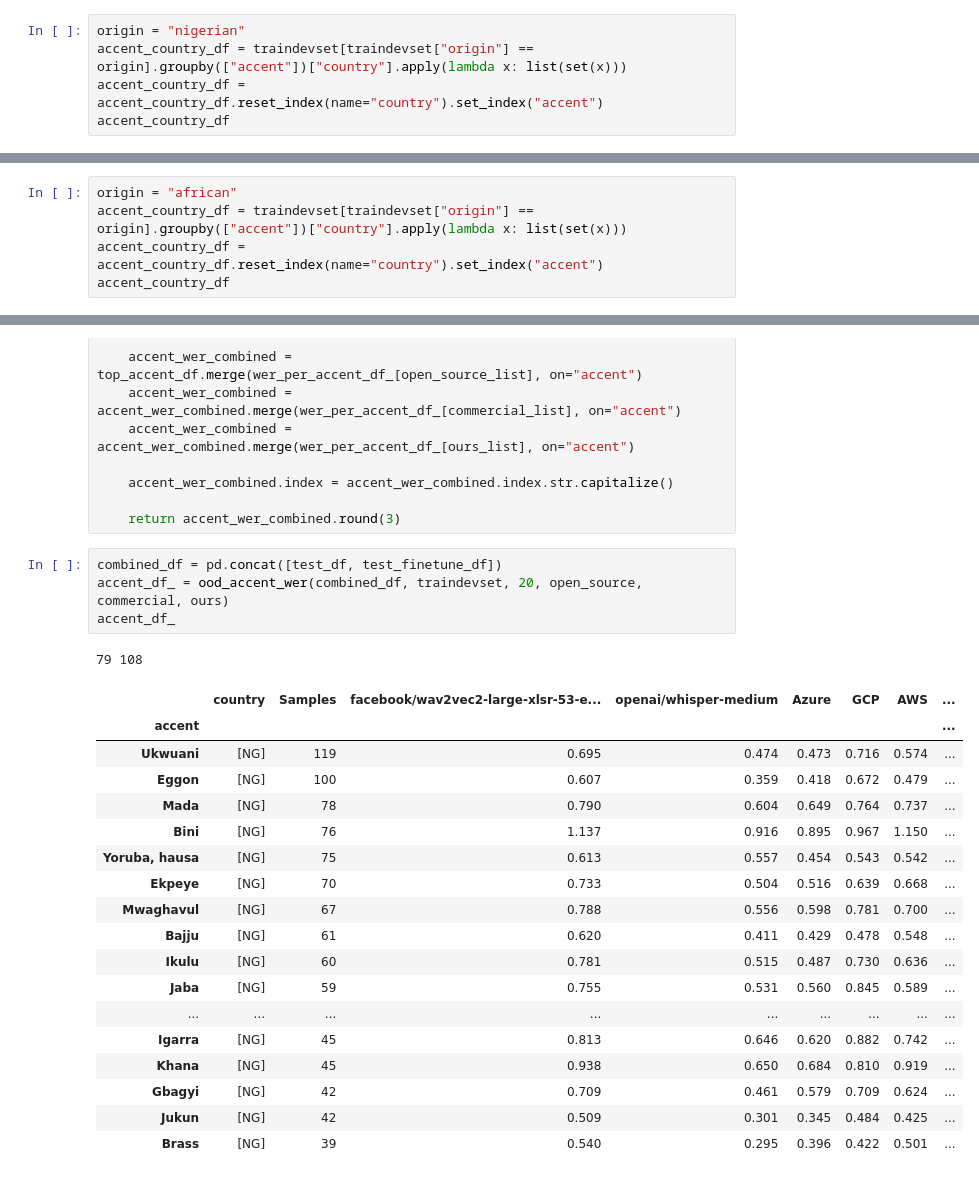
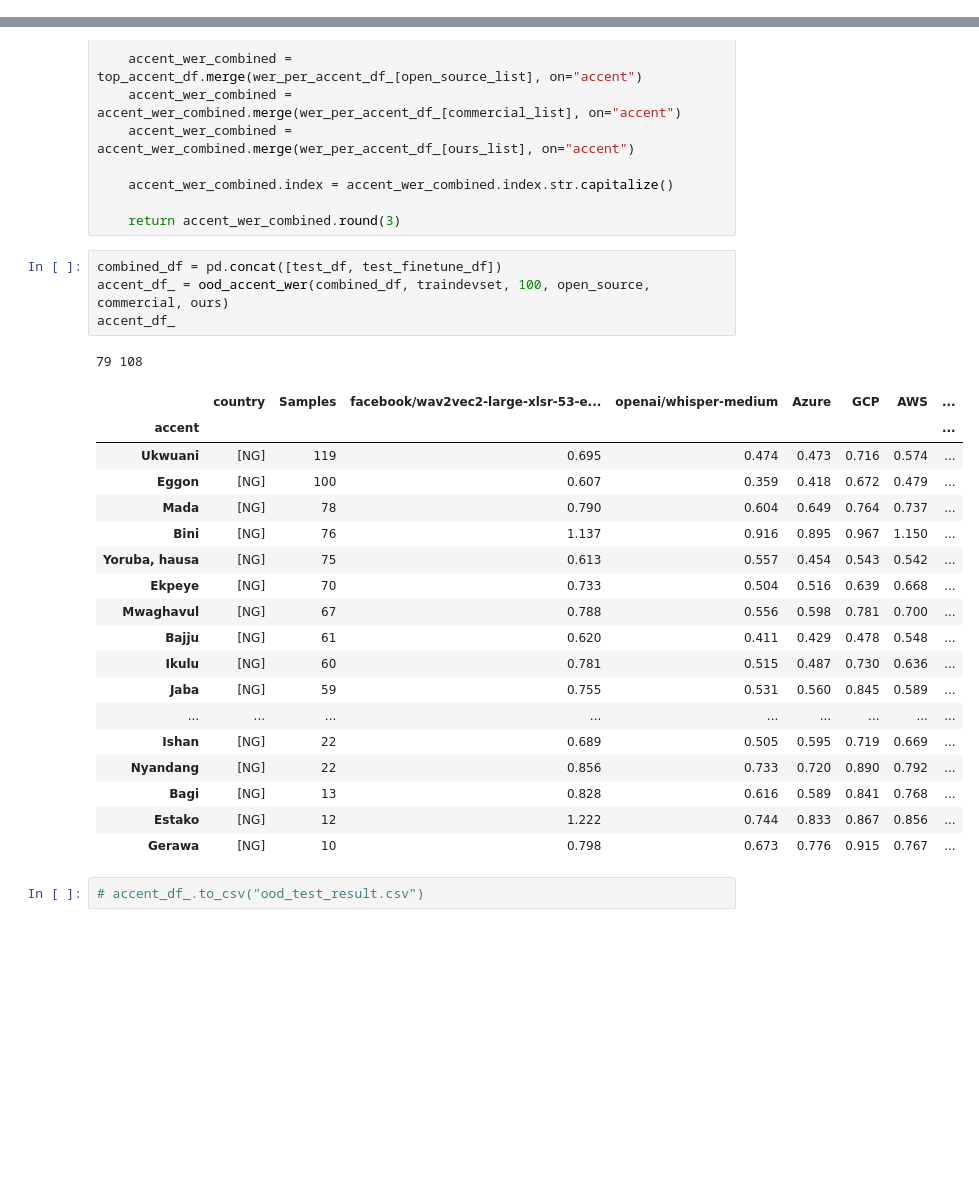
Before and after one commit to intron-innovation/AfriSpeech-200, a Jupyter notebook: notebooks/result_analysis.ipynb, the cells around one changed output, grey strips where cells are left out. Saved outputs shown, nothing was run; the diff lists cells and outputs as text; blank space fills up the shorter version.

Commit message:
update results

```diff
--- a/notebooks/result_analysis.ipynb
+++ b/notebooks/result_analysis.ipynb
@@ -341,8 +346,3 @@ kinyarwanda      16
 sesotho          16
 kiswahili        16
 Name: idx, dtype: int64
-# %%
-origin = "nigerian"
-accent_country_df = traindevset[traindevset["origin"] == origin].groupby(["accent"])["country"].apply(lambda x: list(set(x)))
-accent_country_df = accent_country_df.reset_index(name="country").set_index("accent")
-accent_country_df
@@ -368,5 +348,0 @@ accent_country_df
-# %%
-origin = "african"
-accent_country_df = traindevset[traindevset["origin"] == origin].groupby(["accent"])["country"].apply(lambda x: list(set(x)))
-accent_country_df = accent_country_df.reset_index(name="country").set_index("accent")
-accent_country_df
@@ -735,25 +746,27 @@ def ood_accent_wer(df, traindevset_df, topk, open_source_list, commercial_list,
     return accent_wer_combined.round(3)
 # %%
 combined_df = pd.concat([test_df, test_finetune_df])
-accent_df_ = ood_accent_wer(combined_df, traindevset, 20, open_source, commercial, ours)
+accent_df_ = ood_accent_wer(combined_df, traindevset, 100, open_source, commercial, ours)
 accent_df_
 # %% [output]
 79 108
 |  | country | Samples | facebook/wav2vec2-large-xlsr-53-e... | openai/whisper-medium | Azure | GCP | AWS | ... |
 | accent |  |  |  |  |  |  |  | ... |
 | Ukwuani | [NG] | 119 | 0.695 | 0.474 | 0.473 | 0.716 | 0.574 | ... |
 | Eggon | [NG] | 100 | 0.607 | 0.359 | 0.418 | 0.672 | 0.479 | ... |
 | Mada | [NG] | 78 | 0.790 | 0.604 | 0.649 | 0.764 | 0.737 | ... |
 | Bini | [NG] | 76 | 1.137 | 0.916 | 0.895 | 0.967 | 1.150 | ... |
 | Yoruba, hausa | [NG] | 75 | 0.613 | 0.557 | 0.454 | 0.543 | 0.542 | ... |
 | Ekpeye | [NG] | 70 | 0.733 | 0.504 | 0.516 | 0.639 | 0.668 | ... |
 | Mwaghavul | [NG] | 67 | 0.788 | 0.556 | 0.598 | 0.781 | 0.700 | ... |
 | Bajju | [NG] | 61 | 0.620 | 0.411 | 0.429 | 0.478 | 0.548 | ... |
 | Ikulu | [NG] | 60 | 0.781 | 0.515 | 0.487 | 0.730 | 0.636 | ... |
 | Jaba | [NG] | 59 | 0.755 | 0.531 | 0.560 | 0.845 | 0.589 | ... |
 | ... | ... | ... | ... | ... | ... | ... | ... | ... |
-| Igarra | [NG] | 45 | 0.813 | 0.646 | 0.620 | 0.882 | 0.742 | ... |
-| Khana | [NG] | 45 | 0.938 | 0.650 | 0.684 | 0.810 | 0.919 | ... |
-| Gbagyi | [NG] | 42 | 0.709 | 0.461 | 0.579 | 0.709 | 0.624 | ... |
-| Jukun | [NG] | 42 | 0.509 | 0.301 | 0.345 | 0.484 | 0.425 | ... |
-| Brass | [NG] | 39 | 0.540 | 0.295 | 0.396 | 0.422 | 0.501 | ... |
+| Ishan | [NG] | 22 | 0.689 | 0.505 | 0.595 | 0.719 | 0.669 | ... |
+| Nyandang | [NG] | 22 | 0.856 | 0.733 | 0.720 | 0.890 | 0.792 | ... |
+| Bagi | [NG] | 13 | 0.828 | 0.616 | 0.589 | 0.841 | 0.768 | ... |
+| Estako | [NG] | 12 | 1.222 | 0.744 | 0.833 | 0.867 | 0.856 | ... |
+| Gerawa | [NG] | 10 | 0.798 | 0.673 | 0.776 | 0.915 | 0.767 | ... |
+# %%
+# accent_df_.to_csv("ood_test_result.csv")
```
Also changed, not shown: parts of 25 cells of this notebook.
